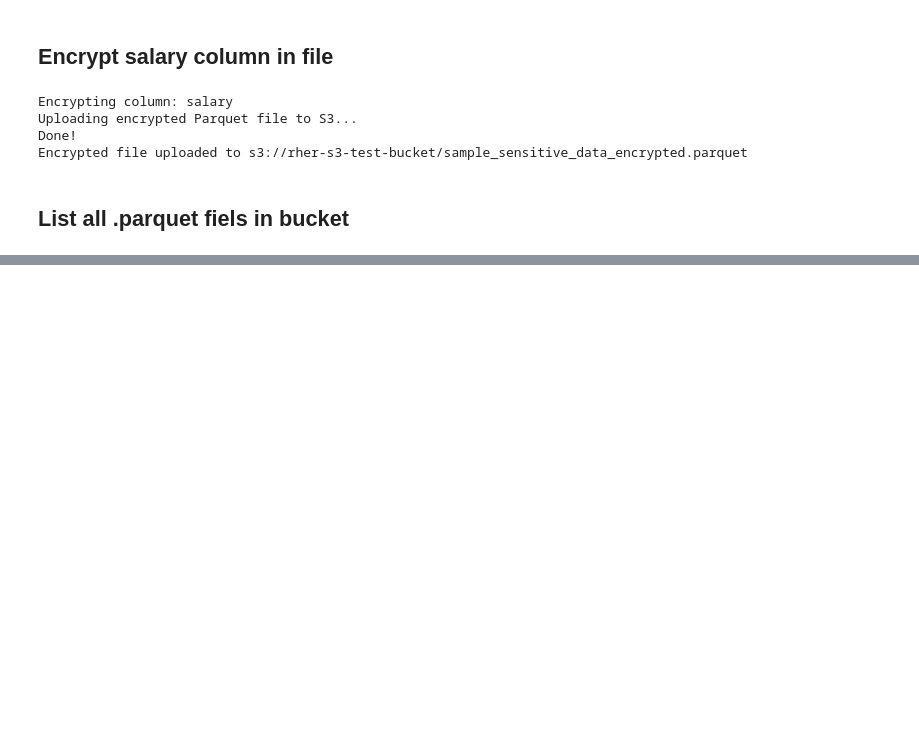
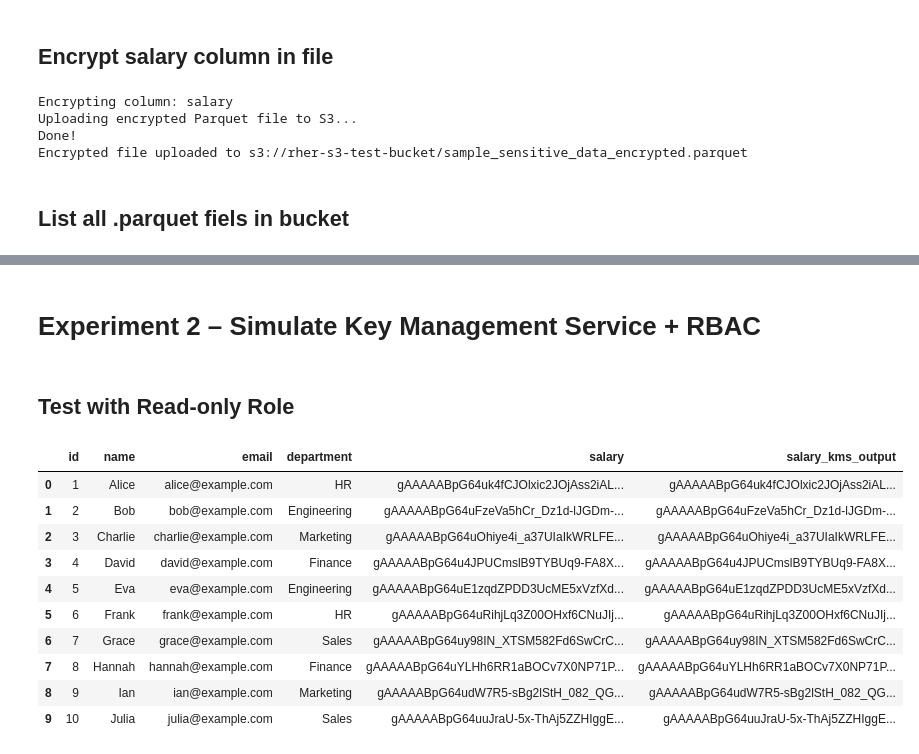
Before and after one commit to Karlivar21/RBAC_IN_DATA_LAKES, a Jupyter notebook: experiments.ipynb, the cells around one changed output, grey strips where cells are left out. Drawn from its saved outputs; the diff is of its cells as text; code cells hidden in the pictures; blank space fills up the shorter version.

```diff
--- a/experiments/experiment1.ipynb
+++ b/experiments.ipynb
@@ -32,6 +32,7 @@ BUCKET_NAME = "rher-s3-test-bucket"
 INPUT_FILE = "sample_sensitive_data.parquet"
 OUTPUT_FILE_LOCATION = "sample_sensitive_data_encrypted.parquet"
 COLUMN_TO_ENCRYPT = "salary"
+FERNET_KEY = os.getenv("FERNET_KEY")
 # %% [markdown]
 ## Utility Functions
 # %%
@@ -135,8 +134,8 @@ Encrypted candidates:
 # %%
 print("=== Read unencrypted file ===")
 
-read_s3_parquet(BUCKET_NAME, all_parquet_files[0])
-read_s3_parquet(BUCKET_NAME, all_parquet_files[1])
+raw_data_df = read_s3_parquet(BUCKET_NAME, all_parquet_files[0])
+encrypted_data_df = read_s3_parquet(BUCKET_NAME, encrypted_candidates[0])
 # %% [output]
 === Read unencrypted file ===
 
@@ -205,0 +207,37 @@ DatabaseError: 250001 (08001): Failed to connect to DB: XBB95219.snowflakecomput
+# %% [markdown]
+# Experiment 2 – Simulate Key Management Service + RBAC
+# %%
+READ_ONLY_ROLE = "RBAC_IN_DATA_LAKES_ROLE_READ_ONLY"
+SECURE_ROLE    = "RBAC_IN_DATA_LAKES_ROLE_SECURE_ANALYST"
+
+def decrypt_salary(enc_salary):
+    """Real decrypt (KMS primitive). Only this function knows the key."""
+    decrypted_bytes = Fernet(FERNET_KEY).decrypt(enc_salary.encode())
+    return int(decrypted_bytes.decode())
+
+def simulate_kms(enc_salary, role):
+    if role == SECURE_ROLE:
+        return decrypt_salary(enc_salary)
+    else:
+        return enc_salary
+# %% [markdown]
+## Test with Read-only Role
+# %%
+df_test_ro = encrypted_data_df.copy()
+df_test_ro["salary_kms_output"] = df_test_ro["salary"].apply(
+    lambda s: simulate_kms(s, READ_ONLY_ROLE)
+)
+
+df_test_ro
+# %% [output]
+|  | id | name | email | department | salary | salary_kms_output |
+| 0 | 1 | Alice | alice@example.com | HR | gAAAAABpG64uk4fCJOlxic2JOjAss2iAL... | gAAAAABpG64uk4fCJOlxic2JOjAss2iAL... |
+| 1 | 2 | Bob | bob@example.com | Engineering | gAAAAABpG64uFzeVa5hCr_Dz1d-lJGDm-... | gAAAAABpG64uFzeVa5hCr_Dz1d-lJGDm-... |
+| 2 | 3 | Charlie | charlie@example.com | Marketing | gAAAAABpG64uOhiye4i_a37UIaIkWRLFE... | gAAAAABpG64uOhiye4i_a37UIaIkWRLFE... |
+| 3 | 4 | David | david@example.com | Finance | gAAAAABpG64u4JPUCmslB9TYBUq9-FA8X... | gAAAAABpG64u4JPUCmslB9TYBUq9-FA8X... |
+| 4 | 5 | Eva | eva@example.com | Engineering | gAAAAABpG64uE1zqdZPDD3UcME5xVzfXd... | gAAAAABpG64uE1zqdZPDD3UcME5xVzfXd... |
+| 5 | 6 | Frank | frank@example.com | HR | gAAAAABpG64uRihjLq3Z00OHxf6CNuJIj... | gAAAAABpG64uRihjLq3Z00OHxf6CNuJIj... |
+| 6 | 7 | Grace | grace@example.com | Sales | gAAAAABpG64uy98IN_XTSM582Fd6SwCrC... | gAAAAABpG64uy98IN_XTSM582Fd6SwCrC... |
+| 7 | 8 | Hannah | hannah@example.com | Finance | gAAAAABpG64uYLHh6RR1aBOCv7X0NP71P... | gAAAAABpG64uYLHh6RR1aBOCv7X0NP71P... |
+| 8 | 9 | Ian | ian@example.com | Marketing | gAAAAABpG64udW7R5-sBg2lStH_082_QG... | gAAAAABpG64udW7R5-sBg2lStH_082_QG... |
+| 9 | 10 | Julia | julia@example.com | Sales | gAAAAABpG64uuJraU-5x-ThAj5ZZHIggE... | gAAAAABpG64uuJraU-5x-ThAj5ZZHIggE... |
```
Also changed, not shown: parts of 8 cells of this notebook, 6 other files.
